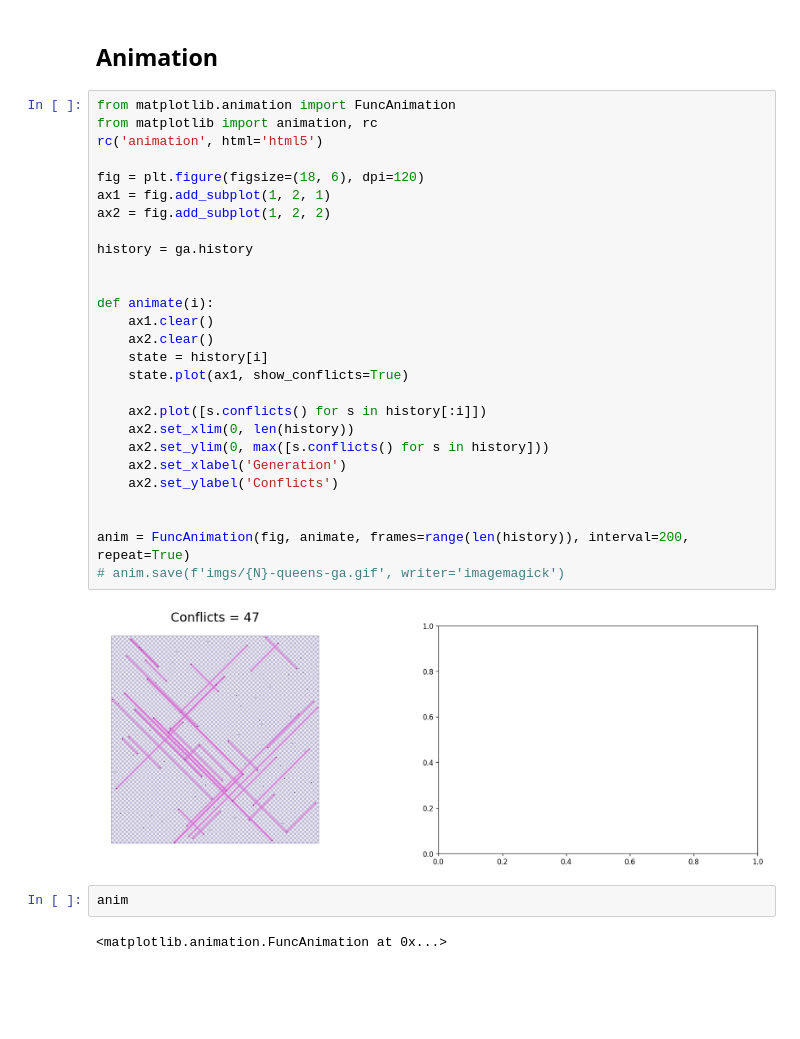
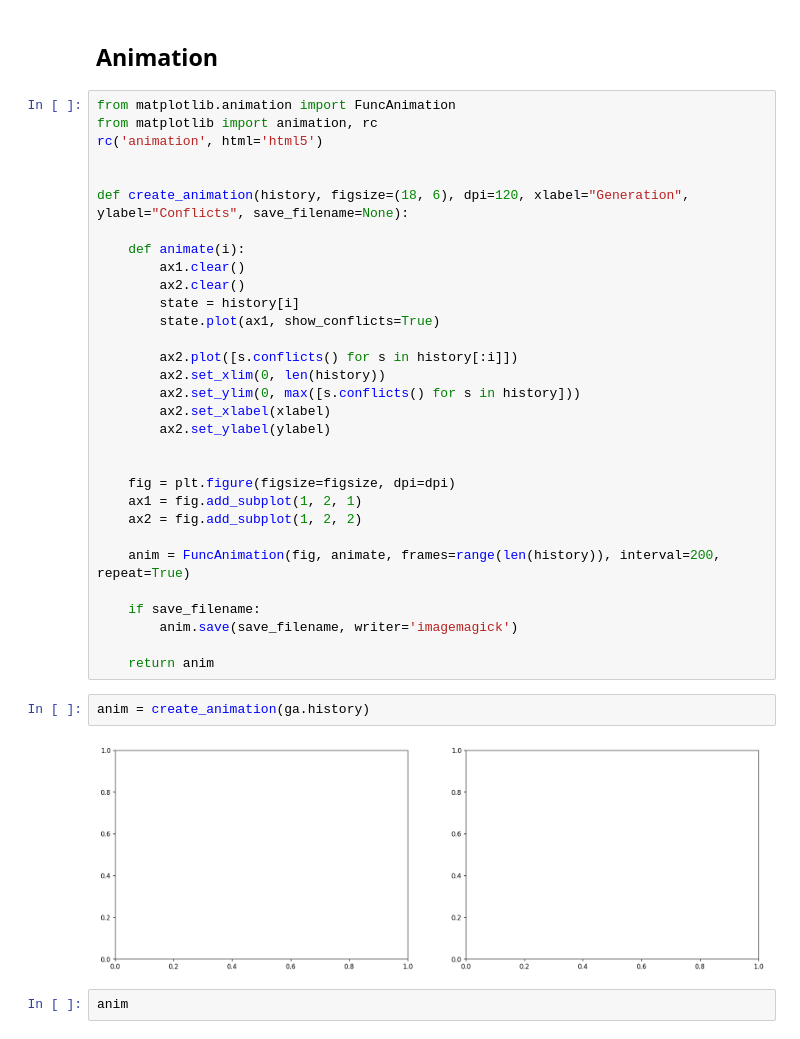
Before and after one commit to snrazavi/AI-Programming-using-Python, a Jupyter notebook: Search/09-Local_Search_Genetic_Algorithm.ipynb, the cells around one changed output. Cells and saved outputs as stored; diff of their text form; blank space fills up the shorter version.

Commit message:
update animation function

```diff
--- a/Search/09-Local_Search_Genetic_Algorithm.ipynb
+++ b/Search/09-Local_Search_Genetic_Algorithm.ipynb
@@ -238,35 +238,39 @@ Best Solution Found with <0> conflicts:
 # %% [markdown]
 ## Animation
-# %%
-from matplotlib.animation import FuncAnimation
-from matplotlib import animation, rc
-rc('animation', html='html5')
-
-fig = plt.figure(figsize=(18, 6), dpi=120)
-ax1 = fig.add_subplot(1, 2, 1)
-ax2 = fig.add_subplot(1, 2, 2)
-
-history = ga.history
-
-
-def animate(i):
-    ax1.clear()
-    ax2.clear()
-    state = history[i]
-    state.plot(ax1, show_conflicts=True)
-
-    ax2.plot([s.conflicts() for s in history[:i]])
-    ax2.set_xlim(0, len(history))
-    ax2.set_ylim(0, max([s.conflicts() for s in history]))
-    ax2.set_xlabel('Generation')
-    ax2.set_ylabel('Conflicts')
-
-
-anim = FuncAnimation(fig, animate, frames=range(len(history)), interval=200, repeat=True)
-# anim.save(f'imgs/{N}-queens-ga.gif', writer='imagemagick')
-# %% [output]
-[figure, removed]
-# %%
-anim
-# %% [output]
-<matplotlib.animation.FuncAnimation at 0x...>
+# %%
+from matplotlib.animation import FuncAnimation
+from matplotlib import animation, rc
+rc('animation', html='html5')
+
+
+def create_animation(history, figsize=(18, 6), dpi=120, xlabel="Generation", ylabel="Conflicts", save_filename=None):
+
+    def animate(i):
+        ax1.clear()
+        ax2.clear()
+        state = history[i]
+        state.plot(ax1, show_conflicts=True)
+
+        ax2.plot([s.conflicts() for s in history[:i]])
+        ax2.set_xlim(0, len(history))
+        ax2.set_ylim(0, max([s.conflicts() for s in history]))
+        ax2.set_xlabel(xlabel)
+        ax2.set_ylabel(ylabel)
+
+
+    fig = plt.figure(figsize=figsize, dpi=dpi)
+    ax1 = fig.add_subplot(1, 2, 1)
+    ax2 = fig.add_subplot(1, 2, 2)
+
+    anim = FuncAnimation(fig, animate, frames=range(len(history)), interval=200, repeat=True)
+
+    if save_filename:
+        anim.save(save_filename, writer='imagemagick')
+
+    return anim
+# %%
+anim = create_animation(ga.history)
+# %% [output]
+[figure, added]
+# %%
+anim
```
Also changed, not shown: parts of 5 cells of this notebook.
